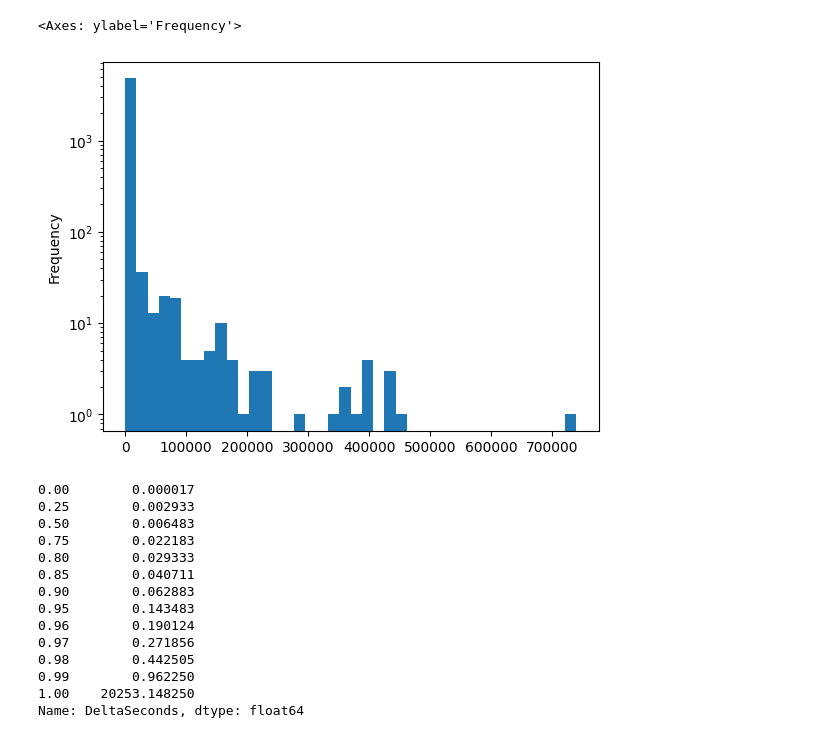
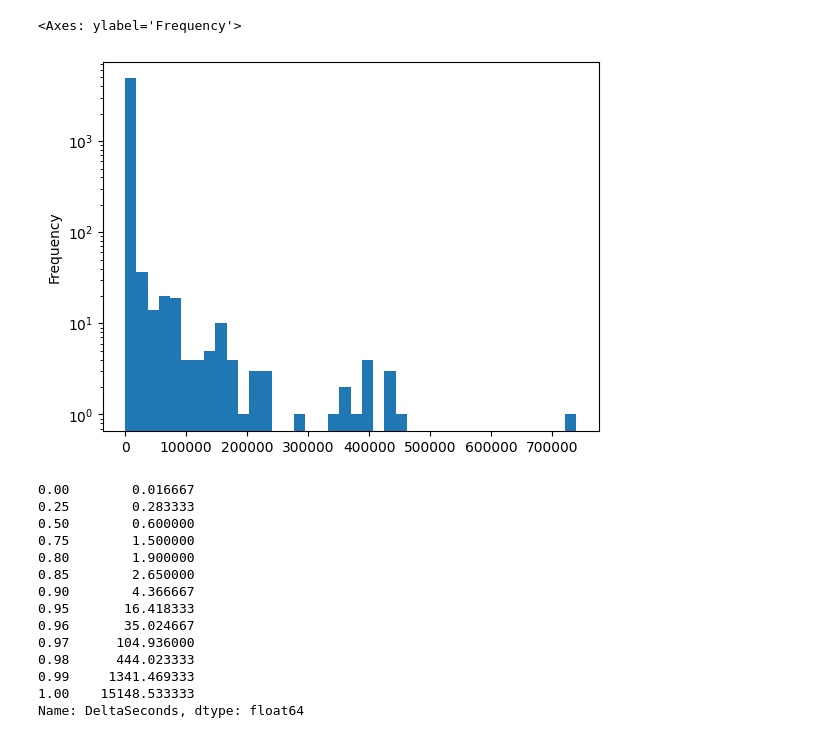
Before and after one commit to CSSPLICE/ProgSnapToolkit, a Jupyter notebook: test_anaytics.ipynb, the cells around one changed output. Drawn from its saved outputs; the diff is of its cells as text; code cells hidden in the pictures.

```diff
--- a/test_anaytics.ipynb
+++ b/test_anaytics.ipynb
@@ -19,6 +15,7 @@ The autoreload extension is already loaded. To reload it, use:
 # %%
 from analytics.preprocessors.edwards import TimeStampToDateTimePreprocessor
 from analytics.preprocessors.codebench import YAMLLinkURLPreprocessor
+from analytics.preprocessors.codeworkout import CodeWorkoutExtractErrorTypesPreprocessor
 from analytics.ps2_dataset import SortPreprocessor
 from spec.enums import EventType
 
@@ -32,6 +29,7 @@ link_preprocessing_steps = []
 submit_event = EventType.Submit
 grades_link_table = "Subject"
 grades_col = None
+start_time = None
 
 edwards2021_config = {
     "config_path": "sample_data_configs/edwards2021.yaml",
@@ -52,9 +50,11 @@ cwo_s19_config = {
     "idle_gap": 5 * 60,
     "break_gap": 30 * 60,
     "proprocessing_steps": [
-        SortPreprocessor()
+        SortPreprocessor(),
+        CodeWorkoutExtractErrorTypesPreprocessor(),
     ],
     "submit_event": EventType.RunProgram,
+    "grades_col": "X-Grade",
 }
 
 cwo_f19_config = {
@@ -64,9 +64,11 @@ cwo_f19_config = {
     "idle_gap": 5 * 60,
     "break_gap": 30 * 60,
     "proprocessing_steps": [
-        SortPreprocessor()
+        SortPreprocessor(),
+        CodeWorkoutExtractErrorTypesPreprocessor(),
     ],
     "submit_event": EventType.RunProgram,
+    "grades_col": "X-Grade",
 }
 
 codebench2024_config = {
@@ -78,9 +80,10 @@ codebench2024_config = {
     "link_preprocessing_steps": [YAMLLinkURLPreprocessor(True)],
     "grades_link_table": "CourseSubject",
     "grades_col": "final-grade",
+    "start_time": "2024-09-01 00:00:00",
 }
 
-config = codebench2024_config
+config = cwo_f19_config
 # config = cwo_s19_config
 # config = cwo_f19_config
 locals().update(config)
@@ -113,9 +119,8 @@ main_table.head()
 bad_assignment_ids = [407610653, 1147927607, 1407437764]
 main_table = main_table[~main_table[Cols.AssignmentID].isin(bad_assignment_ids)]
 # %%
-# TODO: CONFIG
-start_time = "2024-09-01 00:00:00"
-main_table = main_table[main_table[timestamp_col] >= start_time]
+if start_time is not None:
+    main_table = main_table[main_table[timestamp_col] >= start_time]
 # %%
 main_table.groupby(Cols.AssignmentID)[timestamp_col].hist(bins=100)
 # %% [output]
@@ -194,5 +184,5 @@ Total number of rows: 1368517
 # %%
-student_subset = data_subset[Cols.SubjectID].unique()[:50]
-mt_subset = data_subset[data_subset[Cols.SubjectID].isin(student_subset)]
+testing_student_subset = data_subset[Cols.SubjectID].unique()[:50]
+testing_mt_subset = data_subset[data_subset[Cols.SubjectID].isin(testing_student_subset)]
 # %%
 grouping_cols = [Cols.SubjectID, problem_id_col]
@@ -199,31 +239,31 @@ grouping_cols = [Cols.SubjectID, problem_id_col]
 # %%
 from analytics.metrics.time import TimeMetrics
 
 
-diffs = TimeMetrics.get_all_diffs(mt_subset, timestamp_col, grouping_cols)
+diffs = TimeMetrics.get_all_diffs(testing_mt_subset, timestamp_col, grouping_cols)
 diffs.DeltaSeconds[diffs.DeltaSeconds > 0].plot.hist(bins=40, log=True)
 # %% [output]
 <Axes: ylabel='Frequency'>
-[figure, old version]
+[figure, new version]
 # %%
 TimeMetrics.get_positive_diff_quantiles(data_subset, timestamp_col, grouping_cols) / 60
 
 # Seems like 5 minutes (90th+ percentile) is a good cutoff for time spent on a problem between submissions
 # 30m does seem to suggest that the student is not working on the problem
 # %% [output]
-0.00        0.000017
-0.25        0.002933
-0.50        0.006483
-0.75        0.022183
-0.80        0.029333
-0.85        0.040711
-0.90        0.062883
-0.95        0.143483
-0.96        0.190124
-0.97        0.271856
-0.98        0.442505
-0.99        0.962250
-1.00    20253.148250
+0.00        0.016667
+0.25        0.283333
+0.50        0.600000
+0.75        1.500000
+0.80        1.900000
+0.85        2.650000
+0.90        4.366667
+0.95       16.418333
+0.96       35.024667
+0.97      104.936000
+0.98      444.023333
+0.99     1341.469333
+1.00    15148.533333
 Name: DeltaSeconds, dtype: float64
 # %%
 time_metrics = TimeMetrics(idle_gap, break_gap, True, timestamp_col)
```
Also changed, not shown: parts of 27 cells of this notebook, 8 other files.
